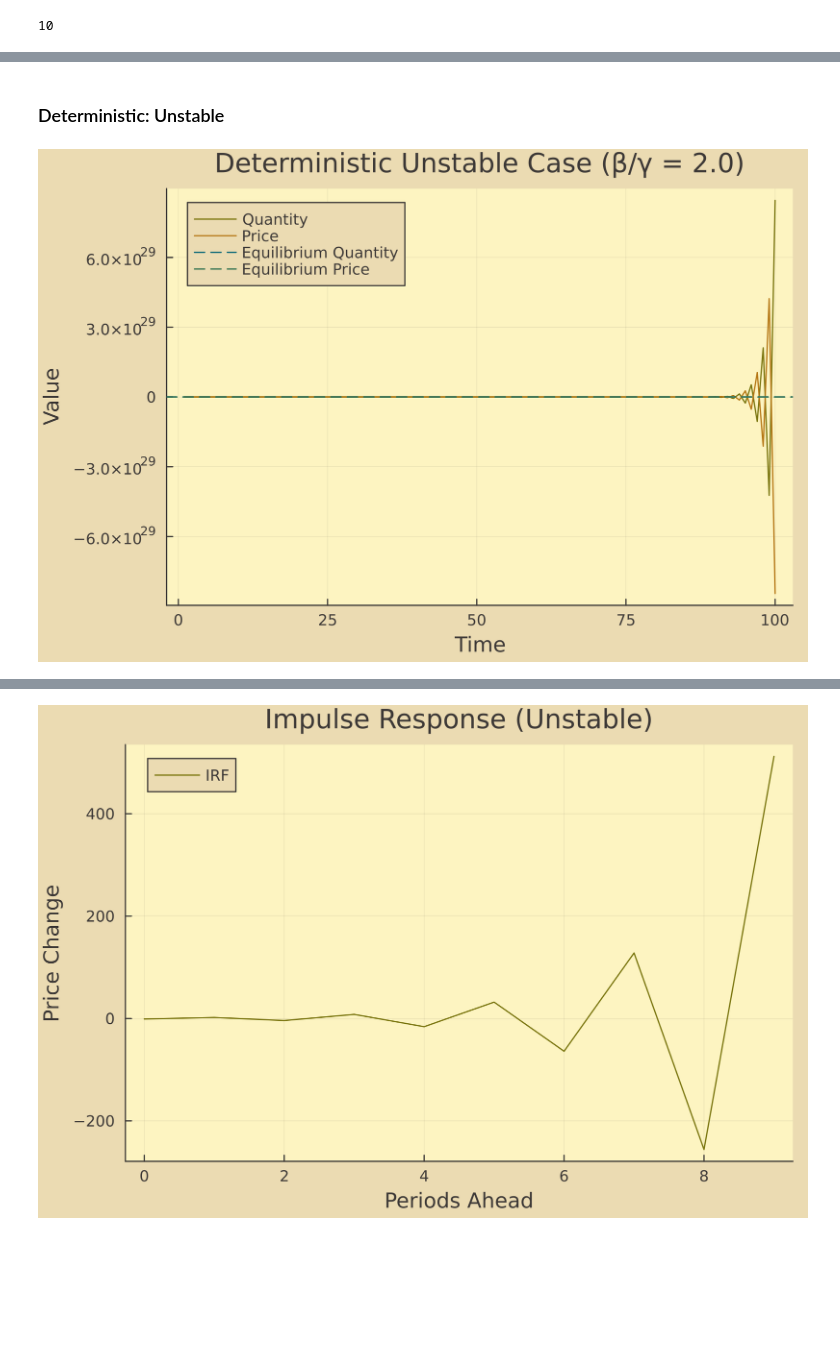
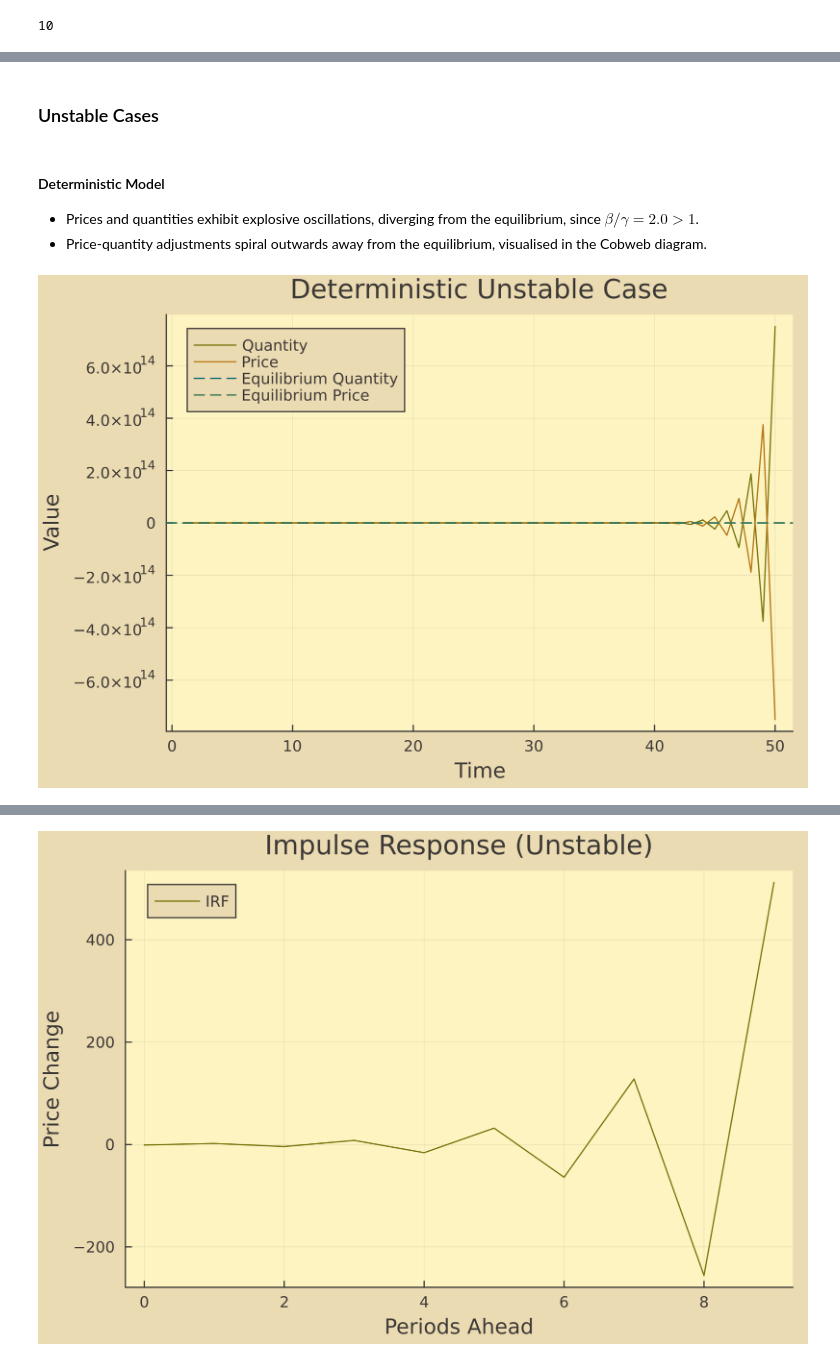
Before and after one commit to sovietscout/stochastic-cobweb-model, a Jupyter notebook: cobweb_model.ipynb, the cells around one changed output, grey strips where cells are left out. Drawn from its saved outputs; the diff is of its cells as text; code cells hidden in the pictures; blank space fills up the shorter version.

```diff
--- a/cobweb_model.ipynb
+++ b/cobweb_model.ipynb
@@ -122,7 +159,7 @@ impulse_response (generic function with 1 method)
 params_stable = CobwebParams(10.0, 2.0, 2.0, 1.0, 0.1)  # β/γ = 0.5 < 1
 params_unstable = CobwebParams(10.0, 1.0, 2.0, 2.0, 0.1)  # β/γ = 2.0 > 1
 
-T = 100
+T = 50
 p0 = 4.0
 horizon = 10
 # %% [output]
@@ -148,15 +207,19 @@ Plots.AnimatedGif("d:\\Development\\Projects\\cobweb-model\\images\\cobweb-deter
 # %% [markdown]
-### Deterministic: Unstable
+### Unstable Cases
+# %% [markdown]
+#### Deterministic Model
+- Prices and quantities exhibit explosive oscillations, diverging from the equilibrium, since $ \beta/\gamma = 2.0 > 1 $.
+- Price-quantity adjustments spiral outwards away from the equilibrium, visualised in the Cobweb diagram.
 # %%
 prices_det, quantities_det = cobweb_simulate(params_unstable, T, p0, false)
 eq_price, eq_quantity = equilibrium(params_stable)
 
-p_det_unstable = plot(1:T, quantities_det, label="Quantity", xlabel="Time", ylabel="Value", title="Deterministic Unstable Case (β/γ = 2.0)", dpi=300)
+p_det_unstable = plot(1:T, quantities_det, label="Quantity", xlabel="Time", ylabel="Value", title="Deterministic Unstable Case", dpi=300)
 plot!(p_det_unstable, 1:T, prices_det, label="Price")
 hline!(p_det_unstable, [eq_quantity], label="Equilibrium Quantity", linestyle=:dash)
 hline!(p_det_unstable, [eq_price], label="Equilibrium Price", linestyle=:dash)
 # %% [output]
-[figure, old version]
+[figure, new version]
 # %%
 cobweb_diagram(params_unstable, p0, 10)
 # %% [output]
```
Also changed, not shown: parts of 27 cells of this notebook, 7 other files.
